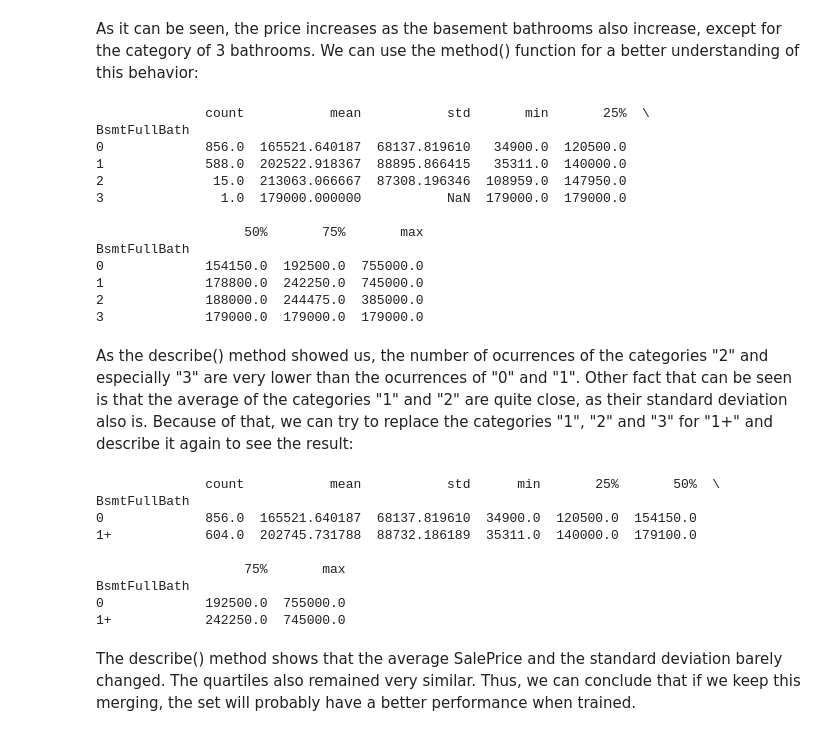
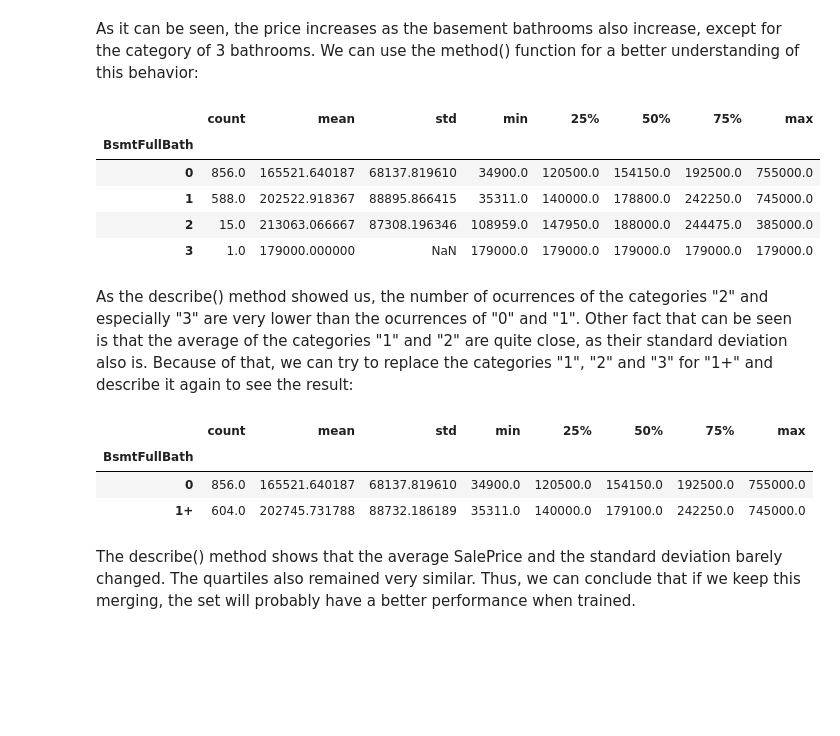
Before and after one commit to neo-empresarial/house_pricing_challenge, a Jupyter notebook: notebooks/1.0-vse-eda-rooms.ipynb, the cells around one changed output. Drawn from its saved outputs; the diff is of its cells as text; code cells hidden in the pictures; blank space fills up the shorter version.

```diff
--- a/notebooks/1.0-vse-eda-rooms.ipynb
+++ b/notebooks/1.0-vse-eda-rooms.ipynb
@@ -96,36 +89,24 @@ plt.show()
 # %% [markdown]
 As it can be seen, the price increases as the basement bathrooms also increase, except for the category of 3 bathrooms. We can use the method() function for a better understanding of this behavior:
 # %%
-print(df.groupby('BsmtFullBath')['SalePrice'].describe())
+df.groupby('BsmtFullBath')['SalePrice'].describe()
 # %% [output]
-              count           mean           std       min       25%  \
-BsmtFullBath
-0             856.0  165521.640187  68137.819610   34900.0  120500.0
-1             588.0  202522.918367  88895.866415   35311.0  140000.0
-2              15.0  213063.066667  87308.196346  108959.0  147950.0
-3               1.0  179000.000000           NaN  179000.0  179000.0
-
-                   50%       75%       max
-BsmtFullBath
-0             154150.0  192500.0  755000.0
-1             178800.0  242250.0  745000.0
-2             188000.0  244475.0  385000.0
-3             179000.0  179000.0  179000.0
+|  | count | mean | std | min | 25% | 50% | 75% | max |
+| BsmtFullBath |  |  |  |  |  |  |  |  |
+| 0 | 856.0 | 165521.640187 | 68137.819610 | 34900.0 | 120500.0 | 154150.0 | 192500.0 | 755000.0 |
+| 1 | 588.0 | 202522.918367 | 88895.866415 | 35311.0 | 140000.0 | 178800.0 | 242250.0 | 745000.0 |
+| 2 | 15.0 | 213063.066667 | 87308.196346 | 108959.0 | 147950.0 | 188000.0 | 244475.0 | 385000.0 |
+| 3 | 1.0 | 179000.000000 | NaN | 179000.0 | 179000.0 | 179000.0 | 179000.0 | 179000.0 |
 # %% [markdown]
 As the describe() method showed us, the number of ocurrences of the categories "2" and especially "3" are very lower than the ocurrences of "0" and "1". Other fact that can be seen is that the average of the categories "1" and "2" are quite close, as their standard deviation also is. Because of that, we can try to replace the categories "1", "2" and "3" for "1+" and describe it again to see the result:
 # %%
 df['BsmtFullBath'].replace([1, 2, 3], '1+', inplace=True)
-print(df.groupby('BsmtFullBath')['SalePrice'].describe())
+df.groupby('BsmtFullBath')['SalePrice'].describe()
 # %% [output]
-              count           mean           std      min       25%       50%  \
-BsmtFullBath
-0             856.0  165521.640187  68137.819610  34900.0  120500.0  154150.0
-1+            604.0  202745.731788  88732.186189  35311.0  140000.0  179100.0
-
-                   75%       max
-BsmtFullBath
-0             192500.0  755000.0
-1+            242250.0  745000.0
+|  | count | mean | std | min | 25% | 50% | 75% | max |
+| BsmtFullBath |  |  |  |  |  |  |  |  |
+| 0 | 856.0 | 165521.640187 | 68137.819610 | 34900.0 | 120500.0 | 154150.0 | 192500.0 | 755000.0 |
+| 1+ | 604.0 | 202745.731788 | 88732.186189 | 35311.0 | 140000.0 | 179100.0 | 242250.0 | 745000.0 |
 # %% [markdown]
 The describe() method shows that the average SalePrice and the standard deviation barely changed. The quartiles also remained very similar. Thus, we can conclude that if we keep this merging, the set will probably have a better performance when trained.
 # %% [markdown]
```
Also changed, not shown: parts of 16 cells of this notebook.
